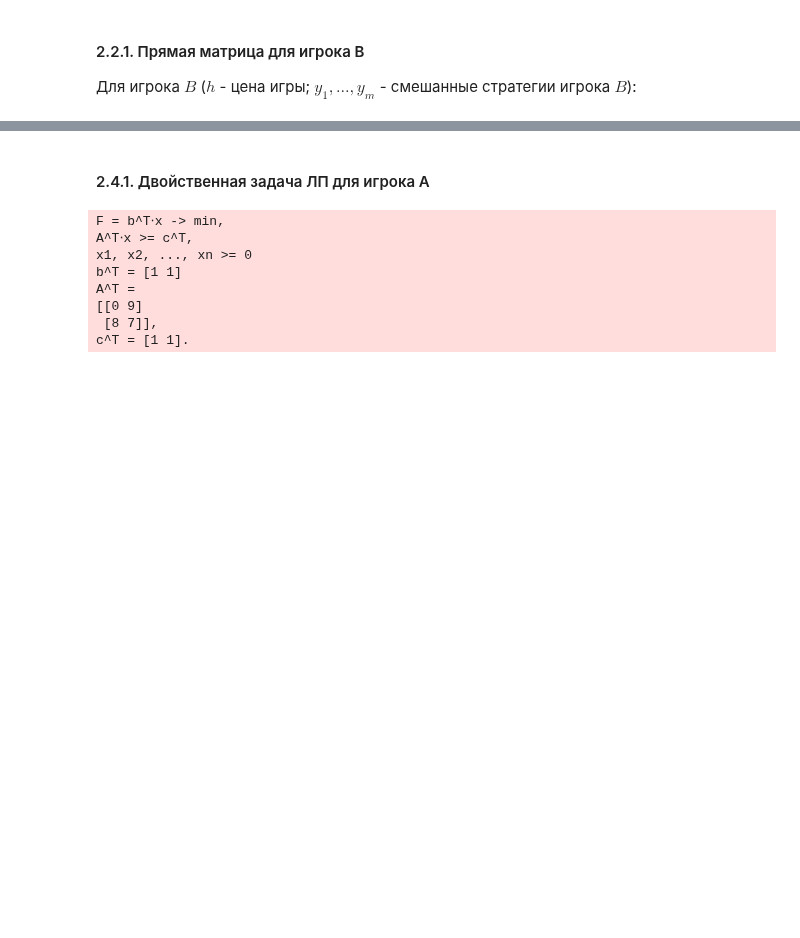
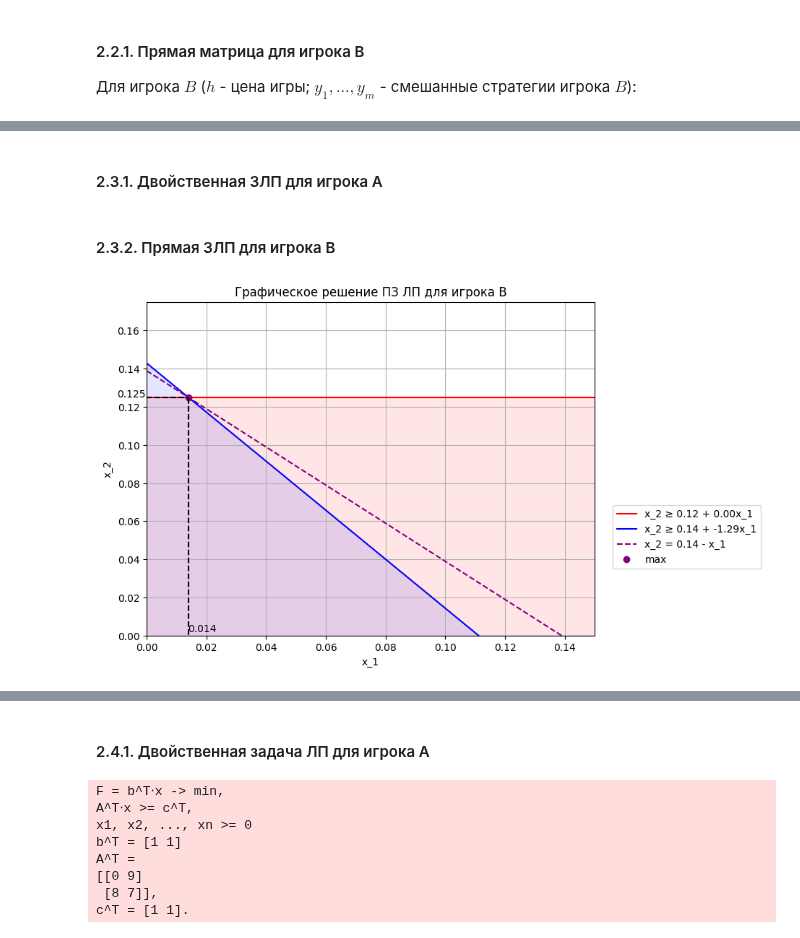
Before and after one commit to aaaaaaaalesha/10-game_theory, a Jupyter notebook: game_theory/introduction_rgz_01/rgz.ipynb, the cells around one changed output, grey strips where cells are left out. Drawn from its saved outputs; the diff is of its cells as text; code cells hidden in the pictures; blank space fills up the shorter version.

Commit message:
feat(rgz): graphic solution for player B

```diff
--- a/game_theory/introduction_rgz_01/rgz.ipynb
+++ b/game_theory/introduction_rgz_01/rgz.ipynb
@@ -509,0 +511,61 @@ _ = input_path.write_text(json.dumps(input_data, indent=2))
+# %% [markdown]
+#### 2.3.1. Двойственная ЗЛП для игрока A
+# %% [markdown]
+#### 2.3.2. Прямая ЗЛП для игрока B
+# %%
+assert reduced_game.matrix.shape == (2, 2)
+
+(a, b), (c, d) = reduced_game.matrix.tolist()
+# Прямая для 2-го ограничения.
+first_constraint = lambda x_1: (1 / b) - (a / b) * x_1
+# Прямая для 2-го ограничения.
+second_constraint = lambda x_1: (1 / d) - (c / d) * x_1
+# Точка пересечения.
+(x_1_intersect, x_2_intersect) = np.linalg.solve(
+    np.array([
+        [a, b],
+        [c, d],
+    ]),
+    np.array([1, 1]),
+)
+# Выражаем целевую функцию через xz: x_2 = F - x_1, где F -> max.
+player_b_target_function_value = x_1_intersect + x_2_intersect
+F_func = lambda x_1: (x_1_intersect + x_2_intersect) - x_1
+# %%
+# Отрисовка графиков пересечения.
+X = np.linspace(0, 1, 100)
+first_constraint_x2 = first_constraint(X)
+second_constraint_x2 = second_constraint(X)
+F_x2 = F_func(X)
+# max_x2 = np.max(np.concatenate((first_constraint_x2, second_constraint_x2))) + 0.15
+
+plt.figure(figsize=(8, 6))
+plt.title("Графическое решение ПЗ ЛП для игрока B")
+
+plt.plot(X, first_constraint_x2, label=f"x_2 ≥ {1 / b:.2f} + {- a / b:.2f}x_1", color="red")
+plt.plot(X, second_constraint_x2, label=f"x_2 ≥ {1 / d:.2f} + {- c / d:.2f}x_1", color="blue")
+plt.plot(X, F_x2, "--", label=f"x_2 = {x_1_intersect + x_2_intersect:.2f} - x_1", color="purple")
+
+# Точка пересечения.
+plt.plot(x_1_intersect, x_2_intersect, "o", color="purple", label="max")
+# Проекции точки пересечения на оси.
+plt.vlines(x_1_intersect, min(second_constraint_x2), x_2_intersect, color="black", linestyles='dashed')
+plt.hlines(x_2_intersect, min(X), x_1_intersect, color="black", linestyles='dashed')
+# Ограничения на неотрицательные решения.
+plt.xlim(0, 0.15)
+plt.ylim(0, 0.175)
+# Подписи осей.
+plt.xlabel("x_1")
+plt.ylabel("x_2")
+# Сегменты над графиками.
+plt.fill_between(X, first_constraint_x2, color='red', alpha=0.1)
+plt.fill_between(X, second_constraint_x2, color='blue', alpha=0.1)
+
+# Отображение значений координат точки пересечения на осях
+plt.text(x_1_intersect, 0.002, f'{x_1_intersect:.3f}')
+plt.text(-0.01, x_2_intersect, f'{x_2_intersect:.3f}')
+
+plt.legend(loc=(1.04, 0.2))
+plt.grid(True)
+# %% [output]
+[figure, added]
```
Also changed, not shown: parts of 14 cells of this notebook, 2 other files.
